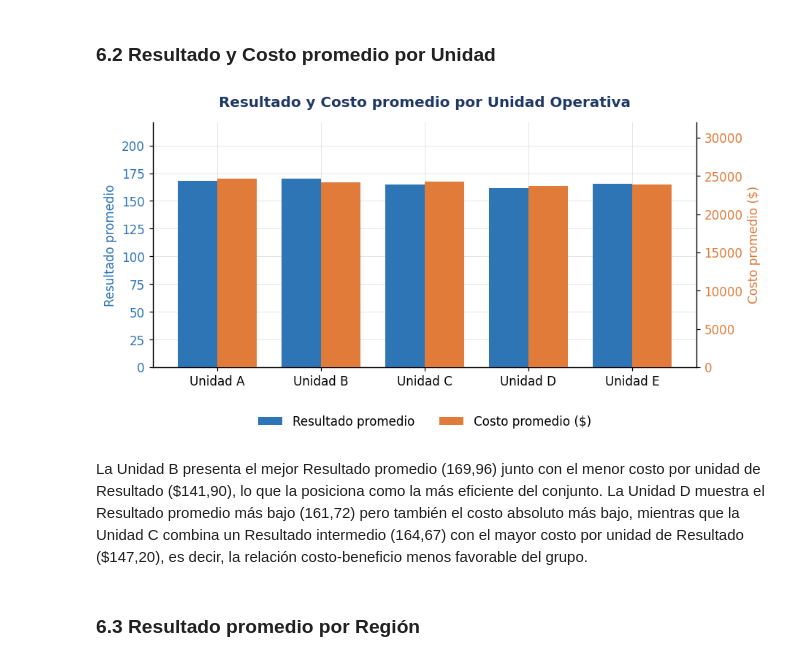
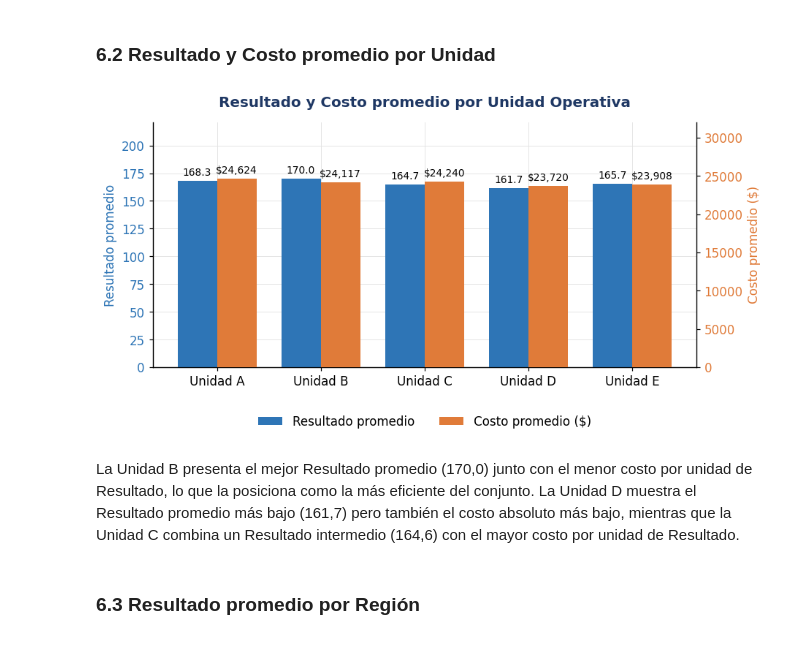
Before and after one commit to gabguagon/tif-visualizacion-narrativa, a Jupyter notebook: Unidad_I_Grupo5.ipynb, the cells around one changed output. Drawn from its saved outputs; the diff is of its cells as text; code cells hidden in the pictures.

```diff
--- a/Unidad_I_Grupo5.ipynb
+++ b/Unidad_I_Grupo5.ipynb
@@ -526,38 +526,71 @@ Este es el hallazgo más relevante del análisis, fuera de la ventana septiembre
 ### 6.2 Resultado y Costo promedio por Unidad
 # %%
 gU = df.groupby('Unidad').agg(Resultado=('Resultado', 'mean'), Costo=('Costo', 'mean')).reindex(['A','B','C','D','E'])
-
 fig, ax1 = plt.subplots(figsize=(8.5, 4.6), dpi=110)
 xpos = np.arange(len(gU))
 w = 0.38
-bars1 = ax1.bar(xpos - w/2, gU['Resultado'], width=w, color=BLUE, label='Resultado promedio', zorder=3)
+bars1 = ax1.bar(
+    xpos - w/2, gU['Resultado'], width=w,
+    color=BLUE, label='Resultado promedio', zorder=3
+)
+
 ax1.set_ylabel('Resultado promedio', color=BLUE)
 ax1.tick_params(axis='y', labelcolor=BLUE)
 ax1.set_ylim(0, gU['Resultado'].max() * 1.3)
+ax1.bar_label(
+    bars1,
+    labels=[f'{v:.1f}' for v in gU['Resultado']],
+    padding=3,
+    fontsize=9
+)
 
 ax2 = ax1.twinx()
-bars2 = ax2.bar(xpos + w/2, gU['Costo'], width=w, color=ORANGE, label='Costo promedio', zorder=3)
+bars2 = ax2.bar(
+    xpos + w/2, gU['Costo'], width=w,
+    color=ORANGE, label='Costo promedio', zorder=3
+)
+
 ax2.set_ylabel('Costo promedio ($)', color=ORANGE)
 ax2.tick_params(axis='y', labelcolor=ORANGE)
 ax2.grid(False)
 ax2.set_ylim(0, gU['Costo'].max() * 1.3)
+ax2.bar_label(
+    bars2,
+    labels=[f'${v:,.0f}' for v in gU['Costo']],
+    padding=3,
+    fontsize=9
+)
 
 ax1.set_xticks(xpos)
 ax1.set_xticklabels([f'Unidad {u}' for u in gU.index])
-ax1.set_title('Resultado y Costo promedio por Unidad Operativa', fontsize=13, fontweight='bold', color=NAVY, pad=14)
+ax1.set_title(
+    'Resultado y Costo promedio por Unidad Operativa',
+    fontsize=13,
+    fontweight='bold',
+    color=NAVY,
+    pad=14
+)
+
 for spine in ['top']:
     ax1.spines[spine].set_visible(False)
     ax2.spines[spine].set_visible(False)
 
-ax1.legend([bars1, bars2], ['Resultado promedio', 'Costo promedio ($)'],
-           loc='upper center', bbox_to_anchor=(0.5, -0.15), ncol=2, frameon=False)
+ax1.legend(
+    [bars1, bars2],
+    ['Resultado promedio', 'Costo promedio ($)'],
+    loc='upper center',
+    bbox_to_anchor=(0.5, -0.15),
+    ncol=2,
+    frameon=False
+)
+
 plt.tight_layout()
 plt.savefig('02_resultado_costo_unidad.png', bbox_inches='tight')
 plt.show()
 # %% [output]
-[figure, old version]
+[figure, new version]
 # %% [markdown]
-La Unidad B presenta el mejor Resultado promedio (169,96) junto con el menor costo por unidad de Resultado (\$141,90), lo que la posiciona como la más eficiente del conjunto. La Unidad D muestra el Resultado promedio más bajo (161,72) pero también el costo absoluto más bajo, mientras que la Unidad C combina un Resultado intermedio (164,67) con el mayor costo por unidad de Resultado (\$147,20), es decir, la relación costo-beneficio menos favorable del grupo.
+La Unidad B presenta el mejor Resultado promedio (170,0) junto con el menor costo por unidad de Resultado, lo que la posiciona como la más eficiente del conjunto. La Unidad D muestra el Resultado promedio más bajo (161,7) pero también el costo absoluto más bajo, mientras que la Unidad C combina un Resultado intermedio (164,6) con el mayor costo por unidad de Resultado.
 # %% [markdown]
 ### 6.3 Resultado promedio por Región
 # %%
```
